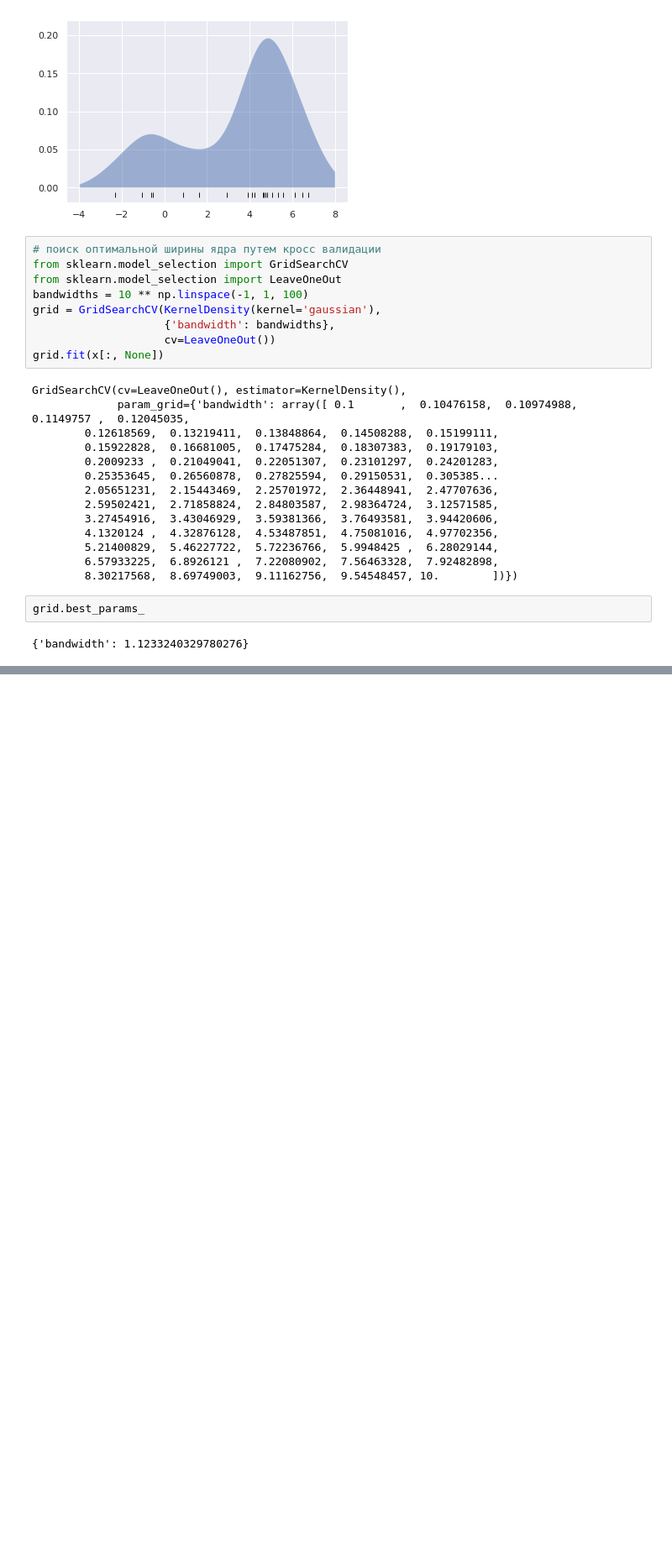
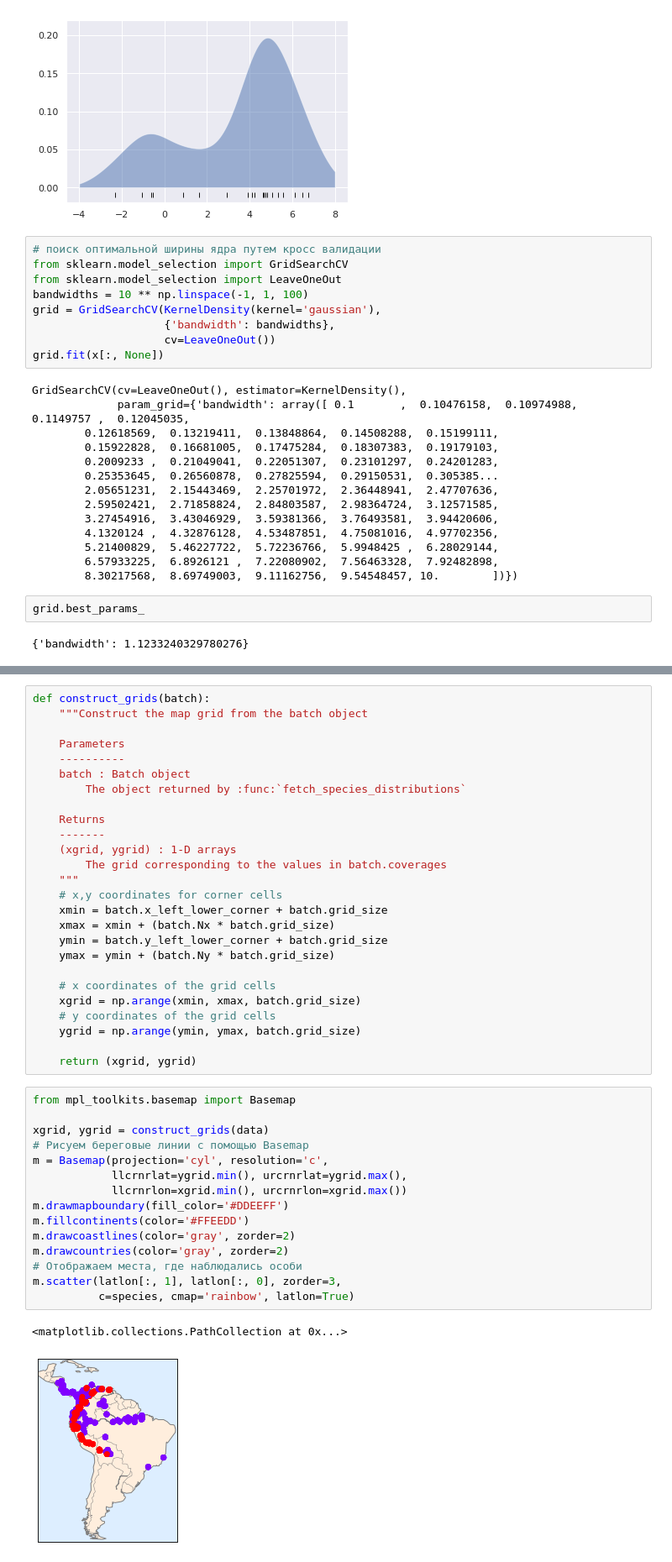
Before and after one commit to adaniky/my_own_reminders, a Jupyter notebook: Python/SkLearn/Kernel Density Estimation.ipynb, the cells around one changed output, grey strips where cells are left out. Shown: that part at 84% size. Cells and saved outputs as stored; diff of their text form; blank space fills up the shorter version.

```diff
--- a/Python/SkLearn/Kernel Density Estimation.ipynb
+++ b/Python/SkLearn/Kernel Density Estimation.ipynb
@@ -121,0 +130,44 @@ grid.best_params_
+# %%
+def construct_grids(batch):
+    """Construct the map grid from the batch object
+
+    Parameters
+    ----------
+    batch : Batch object
+        The object returned by :func:`fetch_species_distributions`
+
+    Returns
+    -------
+    (xgrid, ygrid) : 1-D arrays
+        The grid corresponding to the values in batch.coverages
+    """
+    # x,y coordinates for corner cells
+    xmin = batch.x_left_lower_corner + batch.grid_size
+    xmax = xmin + (batch.Nx * batch.grid_size)
+    ymin = batch.y_left_lower_corner + batch.grid_size
+    ymax = ymin + (batch.Ny * batch.grid_size)
+
+    # x coordinates of the grid cells
+    xgrid = np.arange(xmin, xmax, batch.grid_size)
+    # y coordinates of the grid cells
+    ygrid = np.arange(ymin, ymax, batch.grid_size)
+
+    return (xgrid, ygrid)
+# %%
+from mpl_toolkits.basemap import Basemap
+
+xgrid, ygrid = construct_grids(data)
+# Рисуем береговые линии с помощью Basemap
+m = Basemap(projection='cyl', resolution='c',
+            llcrnrlat=ygrid.min(), urcrnrlat=ygrid.max(),
+            llcrnrlon=xgrid.min(), urcrnrlon=xgrid.max())
+m.drawmapboundary(fill_color='#DDEEFF')
+m.fillcontinents(color='#FFEEDD')
+m.drawcoastlines(color='gray', zorder=2)
+m.drawcountries(color='gray', zorder=2)
+# Отображаем места, где наблюдались особи
+m.scatter(latlon[:, 1], latlon[:, 0], zorder=3,
+          c=species, cmap='rainbow', latlon=True)
+# %% [output]
+<matplotlib.collections.PathCollection at 0x...>
+[figure, added]
```
Also changed, not shown: parts of 7 cells of this notebook, 4 other files.
